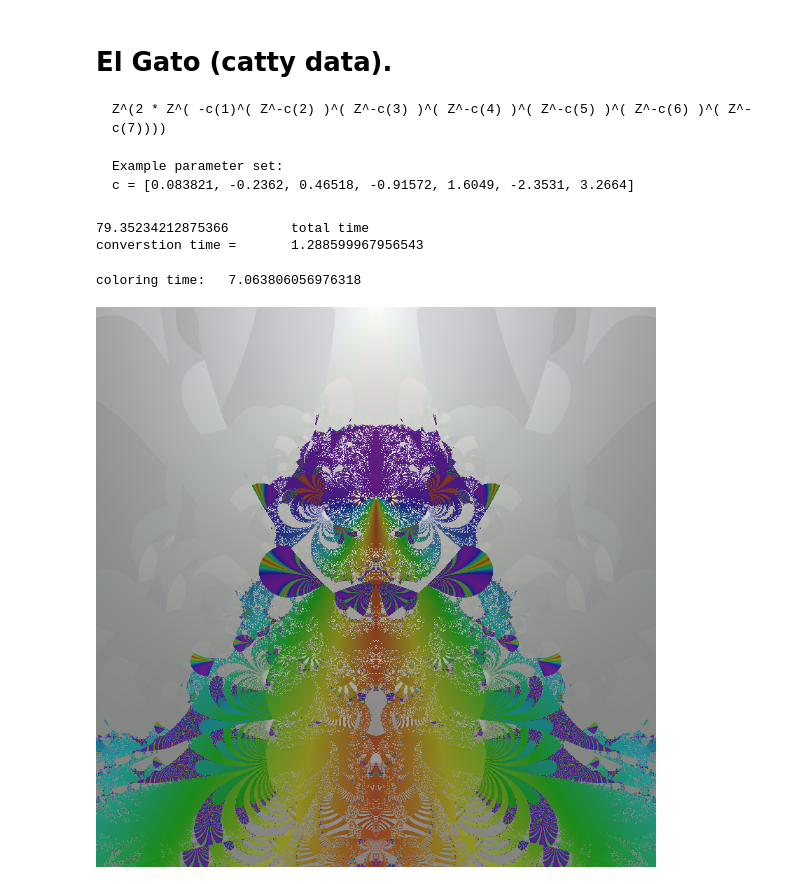
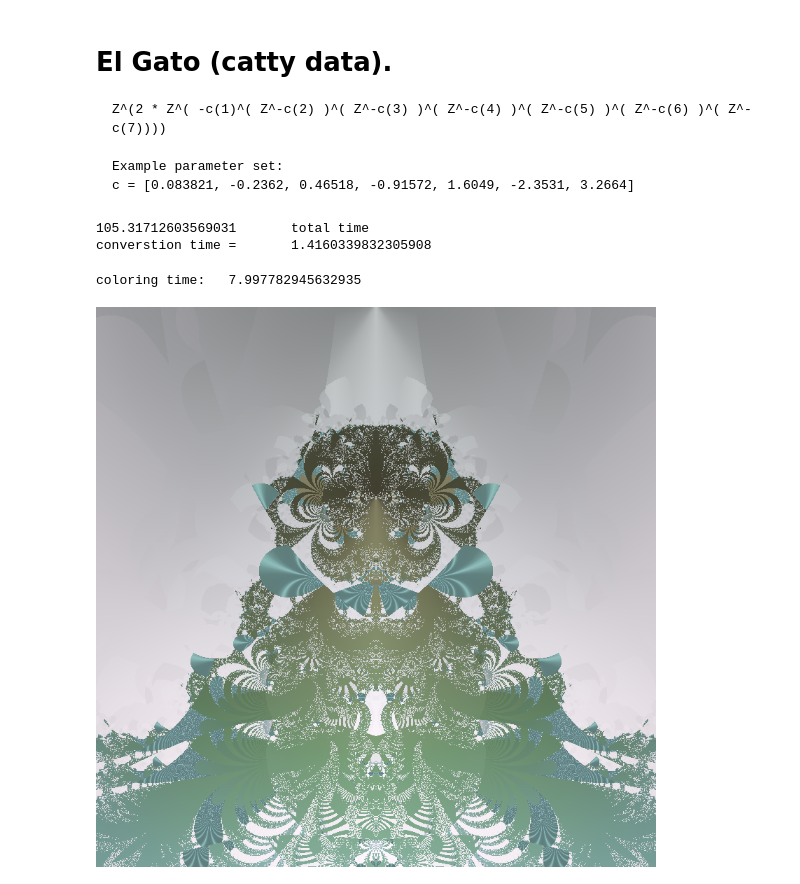
Before and after one commit to dlanier/FlyingMachineFractal, a Jupyter notebook: fig_notebooks/ElGato.ipynb, the cells around one changed output. Drawn from its saved outputs; the diff is of its cells as text; code cells hidden in the pictures.

Commit message:
coloring

```diff
--- a/fig_notebooks/ElGato.ipynb
+++ b/fig_notebooks/ElGato.ipynb
@@ -50,7 +56,7 @@ par_set['center_point'] = -1.3 + 0.0*1j
 par_set['theta'] = -np.pi / 2
 par_set['zoom'] = 1/4
 
-par_set['it_max'] = 96
+par_set['it_max'] = 128
 par_set['max_d'] = 10 / par_set['zoom']
 par_set['dir_path'] = os.getcwd()
 
@@ -67,17 +73,17 @@ t0 = time.time()
 Zd, Zr, ETn = ncp.etg_norm(Z0, Z, ET)
 print('converstion time =\t', time.time() - t0)
 # %% [output]
-79.35234212875366        total time
-converstion time =       1.288599967956543
+105.31712603569031       total time
+converstion time =       1.4160339832305908
 # %%
-H = ncp.range_norm(Zr, lo=0.05, hi=0.78)
-S = ncp.range_norm(1 - ETn, lo=0.02, hi=0.8)
-V = ncp.range_norm(np.sqrt(Zd * ETn) - ETn, lo=0.5, hi=1.0)
+H = ncp.range_norm(Zd + ETn, lo=0.15, hi=0.85)
+S = ncp.range_norm(1 - ETn, lo=0.025, hi=0.25)
+V = ncp.range_norm(1 - Zr/2 + ETn/2 + Zd/2, lo=0.25, hi=1.0)
 
 t0 = time.time()
 Ihsv = ncp.rgb_2_hsv_mat(H, S, V)
 print('coloring time:\t',time.time() - t0)
 display(Ihsv)
 # %% [output]
-coloring time:   7.063806056976318
+coloring time:   7.997782945632935
-[figure, old version]
+[figure, new version]
```
Also changed, not shown: parts of 9 cells of this notebook.
